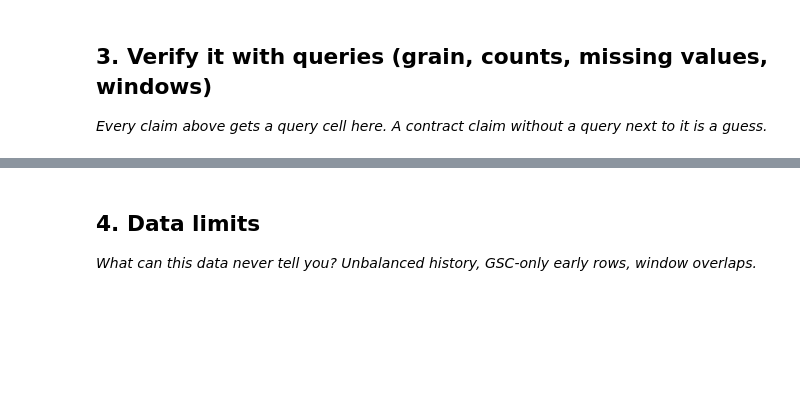
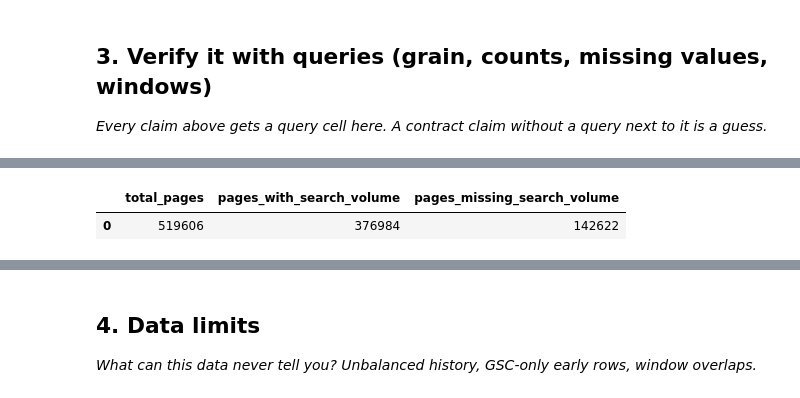
Before and after one commit to SaimAli0001/Flyrank-Internship-ml, a Jupyter notebook: work/notebooks/w03_data_contract.ipynb, the cells around one changed output, grey strips where cells are left out. Drawn from its saved outputs; the diff is of its cells as text; code cells hidden in the pictures; blank space fills up the shorter version.

```diff
--- a/work/notebooks/w03_data_contract.ipynb
+++ b/work/notebooks/w03_data_contract.ipynb
@@ -29,0 +270,13 @@ This skeleton is yours to fill. Work the sections **in order** — each one has
+# %%
+search_volume_check = con.sql(f"""
+    SELECT
+        COUNT(*) AS total_pages,
+        COUNT(search_volume) AS pages_with_search_volume,
+        COUNT(*) - COUNT(search_volume) AS pages_missing_search_volume
+    FROM {CONTENT_REL}
+""").df()
+
+search_volume_check
+# %% [output]
+|  | total_pages | pages_with_search_volume | pages_missing_search_volume |
+| 0 | 519606 | 376984 | 142622 |
```
Also changed, not shown: parts of 24 cells of this notebook.
